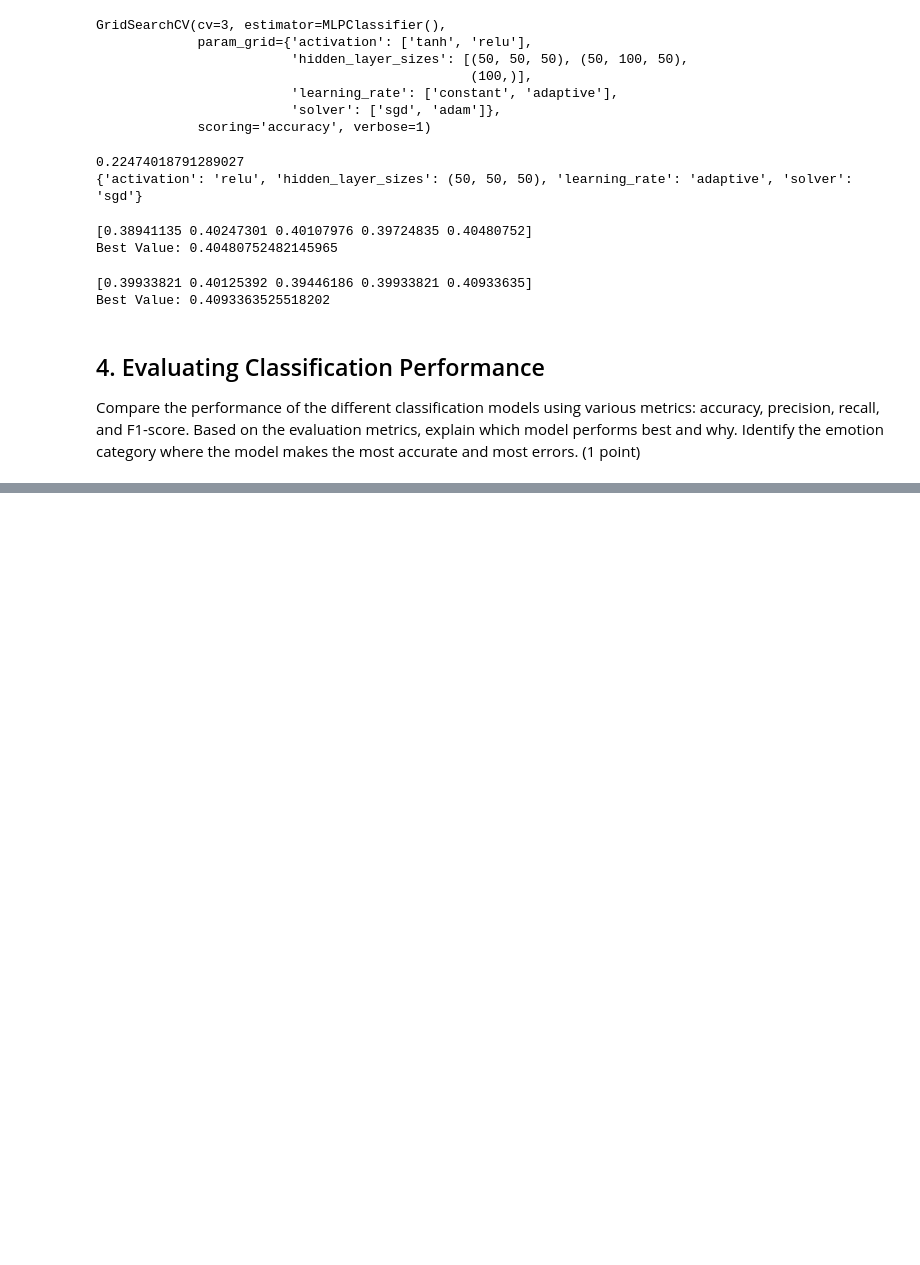
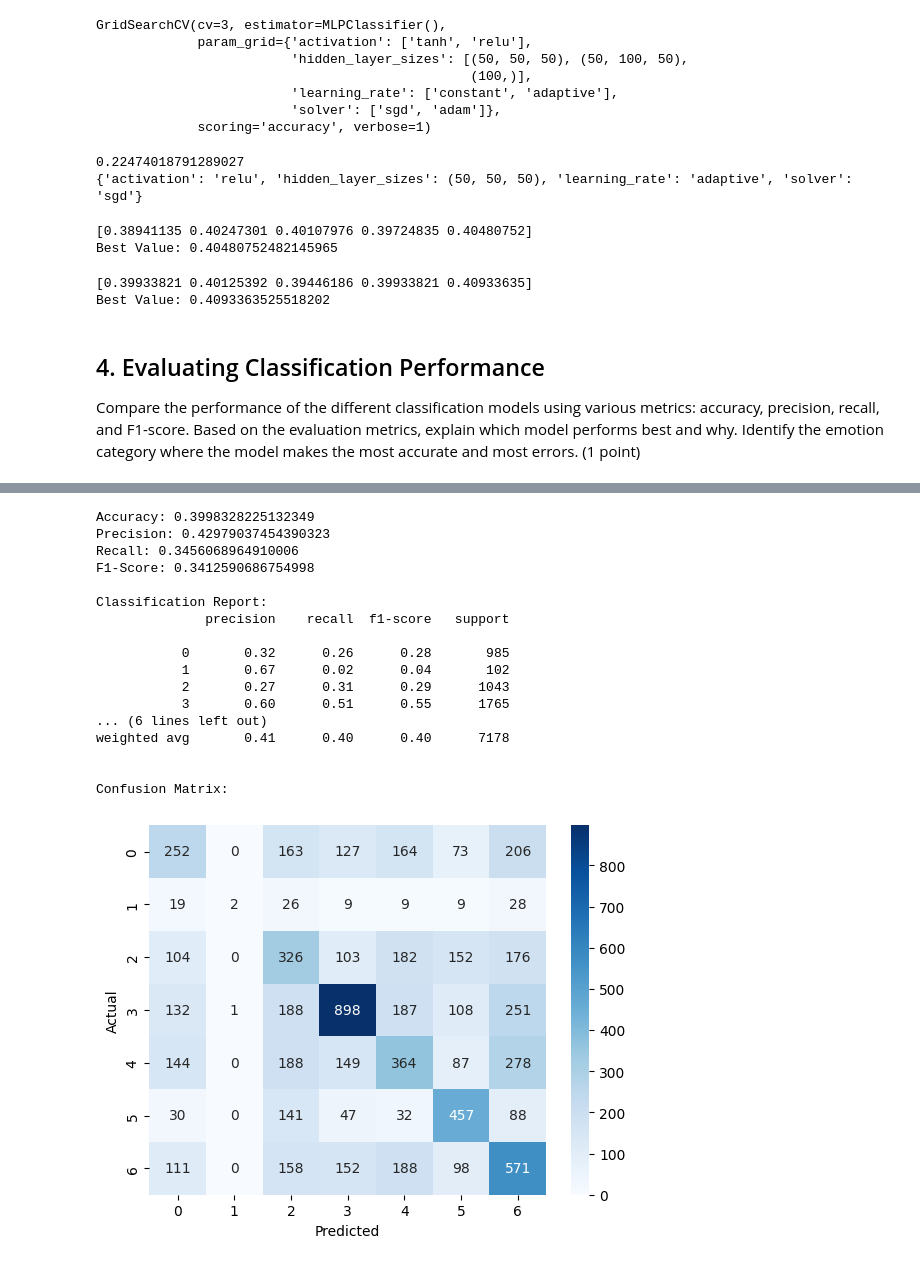
Before and after one commit to xaikyou/Fundamental-ML, a Jupyter notebook: notebooks/EDA.ipynb, the cells around one changed output, grey strips where cells are left out. Drawn from its saved outputs; the diff is of its cells as text; code cells hidden in the pictures; blank space fills up the shorter version.

```diff
--- a/notebooks/EDA.ipynb
+++ b/notebooks/EDA.ipynb
@@ -506,0 +606,26 @@ Based on the evaluation metrics, explain which model performs best and why. Iden
+# %%
+mlp = MLPClassifier(activation='relu',
+                    hidden_layer_sizes= (50, 50, 50),
+                    learning_rate= 'adaptive',
+                    solver= 'sgd')
+mlp.fit(trainX, trainY)
+evaluate_model(mlp, testX, testY)
+# %% [output]
+Accuracy: 0.3998328225132349
+Precision: 0.42979037454390323
+Recall: 0.3456068964910006
+F1-Score: 0.3412590686754998
+
+Classification Report:
+              precision    recall  f1-score   support
+
+           0       0.32      0.26      0.28       985
+           1       0.67      0.02      0.04       102
+           2       0.27      0.31      0.29      1043
+           3       0.60      0.51      0.55      1765
+... (6 lines left out)
+weighted avg       0.41      0.40      0.40      7178
+
+
+Confusion Matrix:
+[figure, added]
```
Also changed, not shown: parts of 6 cells of this notebook.
